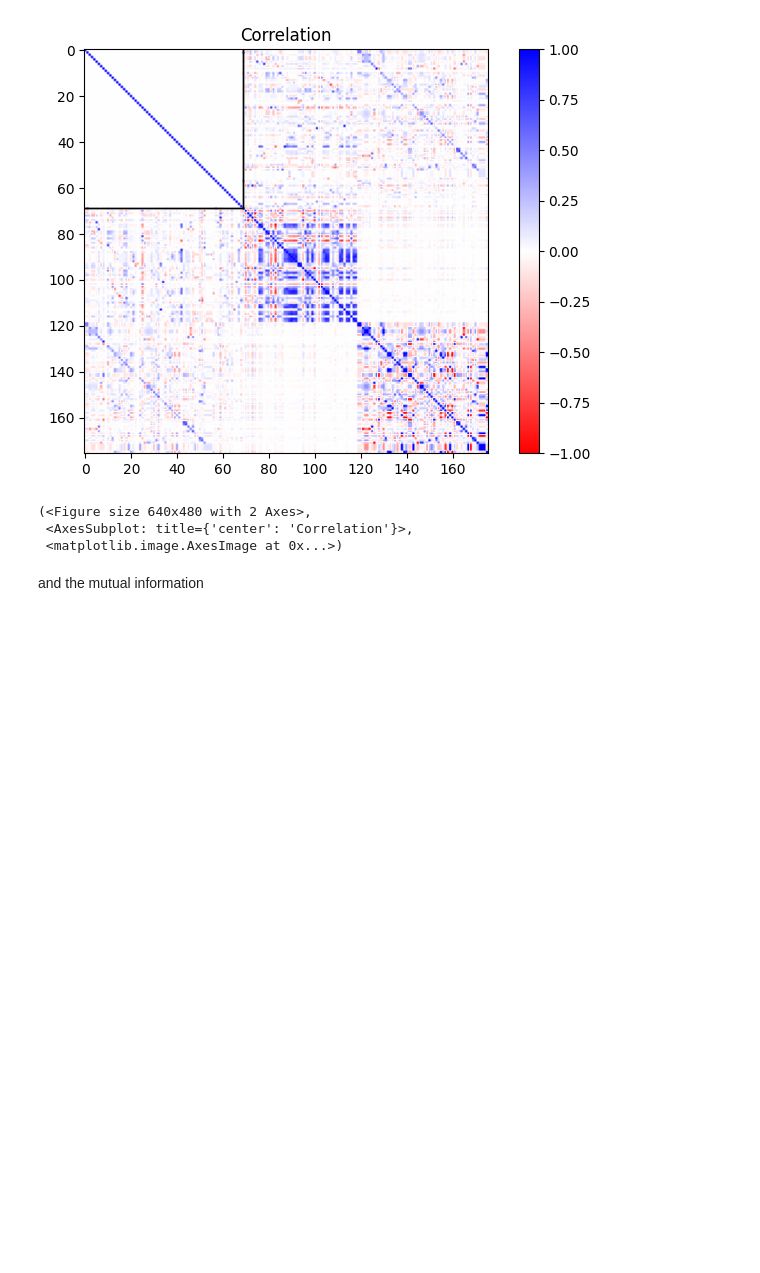
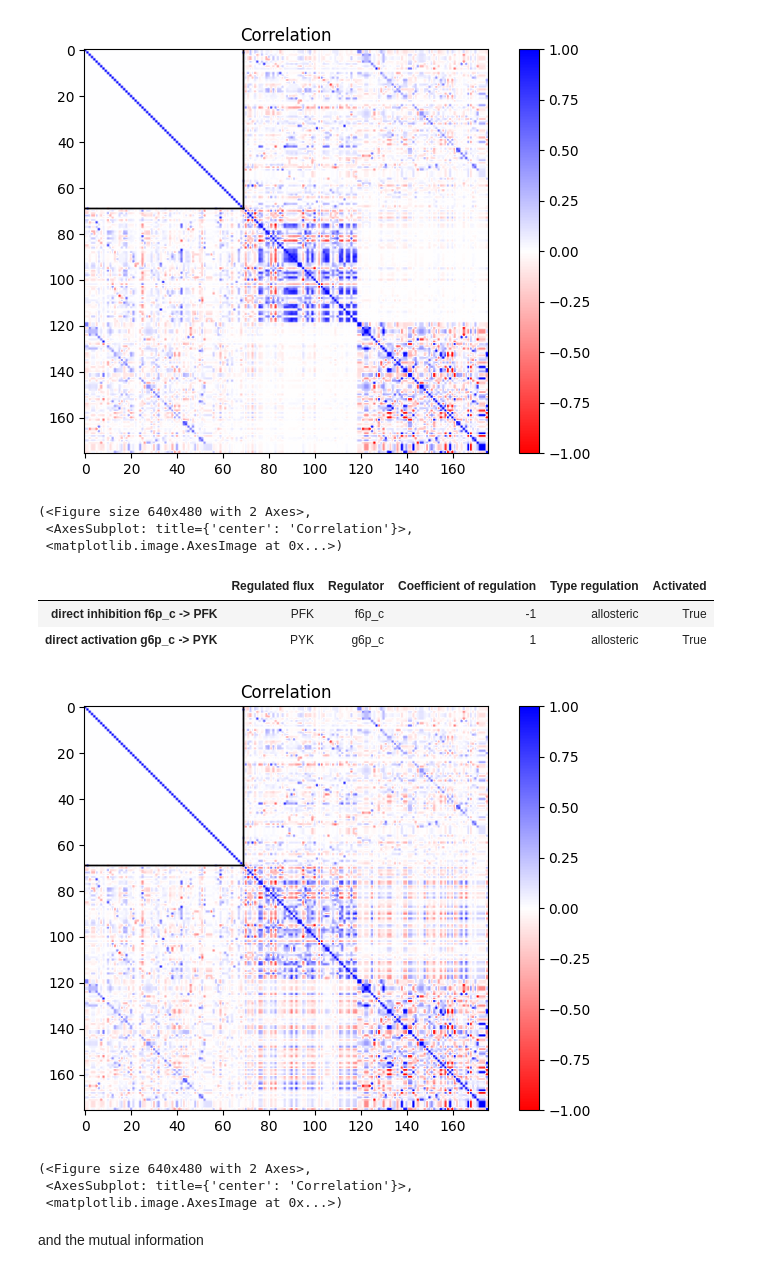
Before and after one commit to tuturax/BadAss, a Jupyter notebook: Notebooks/E_Coli_Core.ipynb, the cells around one changed output. Cells and saved outputs as stored; diff of their text form; code cells hidden in the pictures; blank space fills up the shorter version.

```diff
--- a/Notebooks/E_Coli_Core.ipynb
+++ b/Notebooks/E_Coli_Core.ipynb
@@ -110,3 +94,9 @@ model.plot(result="rho")
 (<Figure size 640x480 with 2 Axes>,
  <AxesSubplot: title={'center': 'Correlation'}>,
  <matplotlib.image.AxesImage at 0x...>)
+# %%
+model.regulations.df
+# %% [output]
+|  | Regulated flux | Regulator | Coefficient of regulation | Type regulation | Activated |
+| direct inhibition f6p_c -> PFK | PFK | f6p_c | -1 | allosteric | True |
+| direct activation g6p_c -> PYK | PYK | g6p_c | 1 | allosteric | True |
@@ -113,3 +105,10 @@ model.plot(result="rho")
+# %%
+model.plot("rho")
+# %% [output]
+[figure, added]
+(<Figure size 640x480 with 2 Axes>,
+ <AxesSubplot: title={'center': 'Correlation'}>,
+ <matplotlib.image.AxesImage at 0x...>)
 # %% [markdown]
 and the mutual information
 # %%
```
Also changed, not shown: parts of 36 cells of this notebook, 10 other files.
